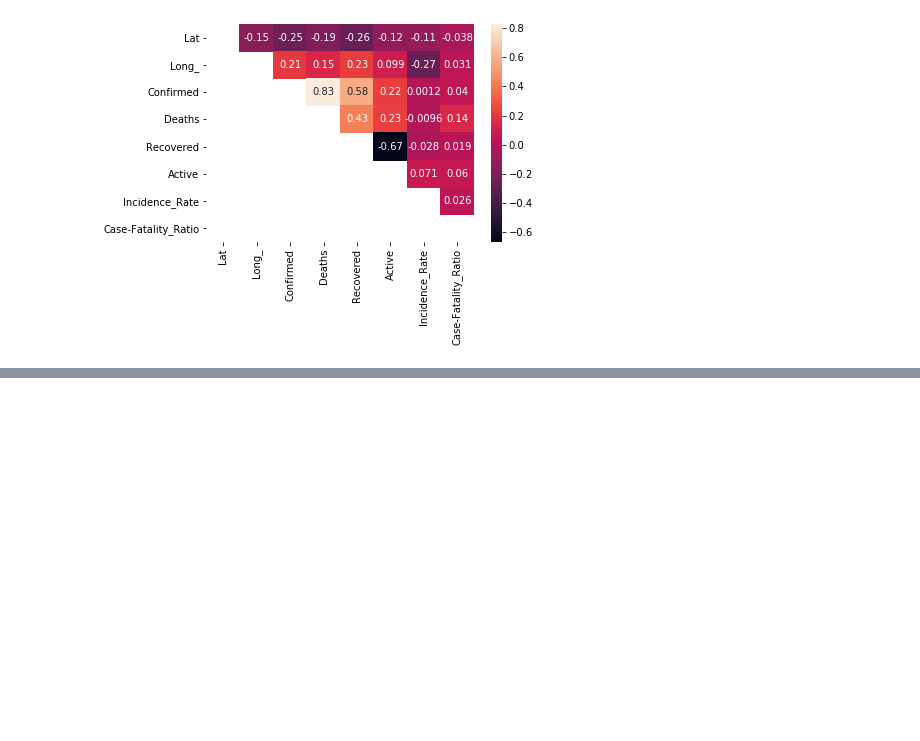
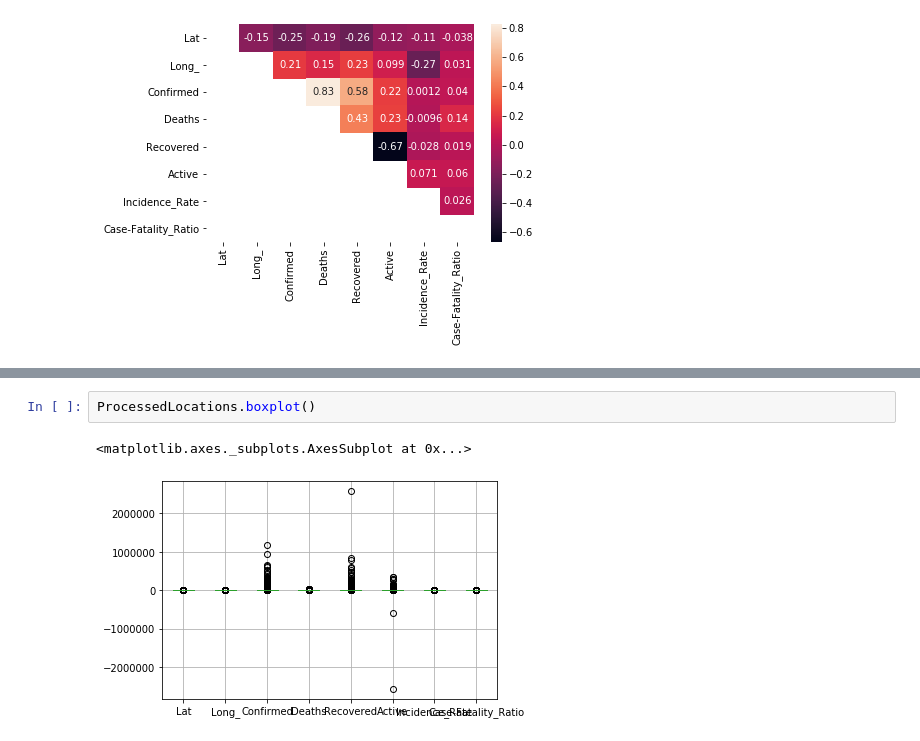
Before and after one commit to rsehmbi/covid19, a Jupyter notebook: ExploratoryDataAnalysis.ipynb, the cells around one changed output, grey strips where cells are left out. Cells and saved outputs as stored; diff of their text form; blank space fills up the shorter version.

```diff
--- a/ExploratoryDataAnalysis.ipynb
+++ b/ExploratoryDataAnalysis.ipynb
@@ -118,0 +130,5 @@ sns.heatmap(ProcessedLocationsCorrelation, annot=True, mask=ProcessedLocationsma
+# %%
+ProcessedLocations.boxplot()
+# %% [output]
+<matplotlib.axes._subplots.AxesSubplot at 0x...>
+[figure, added]
```
Also changed, not shown: parts of 6 cells of this notebook.
